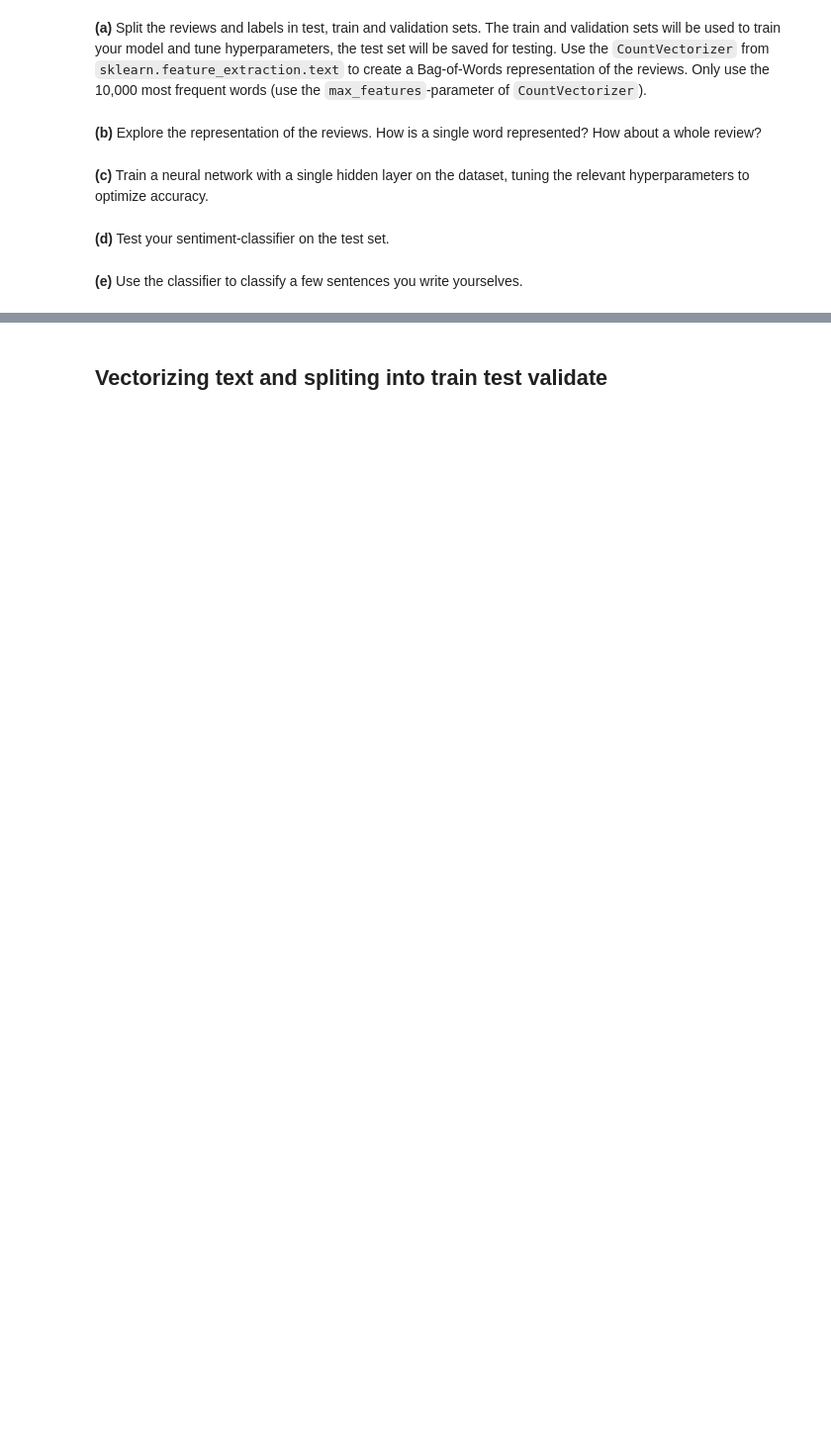
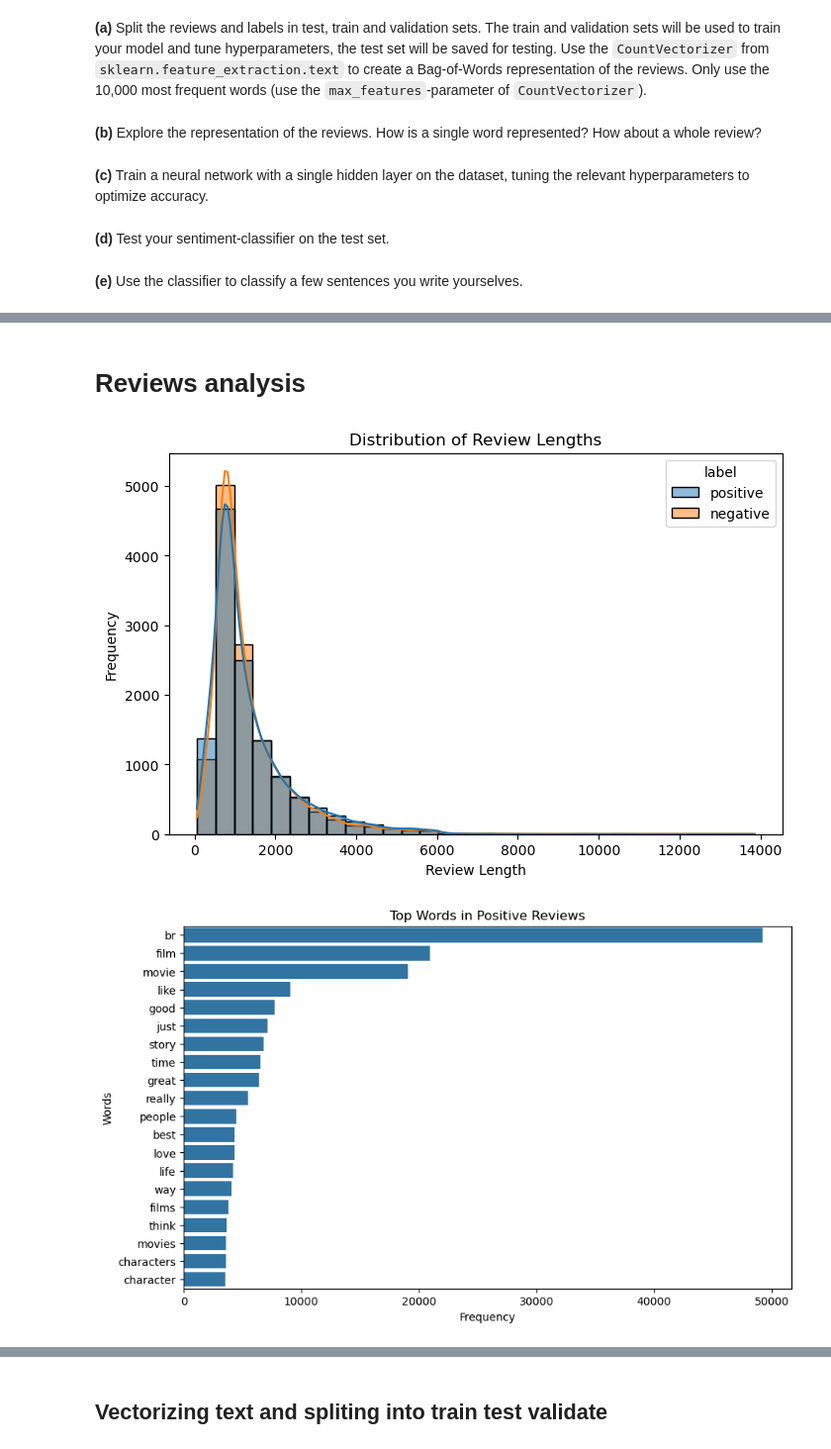
Before and after one commit to ASilins/mal1-2024, a Jupyter notebook: assignment-6/Neural networks I - Sentiment analysis.ipynb, the cells around one changed output, grey strips where cells are left out. Shown at 99% size. Cells and saved outputs as stored; diff of their text form; code cells hidden in the pictures; blank space fills up the shorter version.

```diff
--- a/assignment-6/Neural networks I - Sentiment analysis.ipynb
+++ b/assignment-6/Neural networks I - Sentiment analysis.ipynb
@@ -13,7 +4,0 @@ from tensorflow.keras import layers
-# %%
-reviews = pd.read_csv('reviews.txt', header=None)
-labels = pd.read_csv('labels.txt', header=None)
-Y = (labels=='positive').astype(np.int_)
-
-display(reviews.head())
-display(Y.head())
@@ -42,0 +77,45 @@ display(Y.head())
+# %% [markdown]
+# Reviews analysis
+# %%
+df['review_length'] = df['review'].apply(len)
+
+# Total number of reviews in each category
+category_counts = df['label'].value_counts()
+
+# Average length of reviews per category
+average_lengths = df.groupby('label')['review_length'].mean()
+
+# Distribution of review lengths
+plt.figure(figsize=(8, 5))
+sns.histplot(data=df, x='review_length', hue='label', kde=True, bins=30)
+plt.title('Distribution of Review Lengths')
+plt.xlabel('Review Length')
+plt.ylabel('Frequency')
+plt.show()
+
+# Word Frequency Analysis
+# Vectorize the text to extract word counts
+vectorizer = CountVectorizer(stop_words='english')
+X = vectorizer.fit_transform(df['review'])
+word_counts = pd.DataFrame(X.toarray(), columns=vectorizer.get_feature_names_out())
+word_counts['label'] = df['label']
+
+# Summing up the word frequencies for positive and negative reviews
+positive_words = word_counts[df['label'] == 'positive'].drop('label', axis=1).sum().sort_values(ascending=False)
+negative_words = word_counts[df['label'] == 'negative'].drop('label', axis=1).sum().sort_values(ascending=False)
+
+# Visualizing Most Common Words
+def plot_common_words(word_series, title):
+    top_words = word_series.head(20)
+    plt.figure(figsize=(10, 6))
+    sns.barplot(x=top_words.values, y=top_words.index)
+    plt.title(title)
+    plt.xlabel('Frequency')
+    plt.ylabel('Words')
+    plt.show()
+
+plot_common_words(positive_words, 'Top Words in Positive Reviews')
+plot_common_words(negative_words, 'Top Words in Negative Reviews')
+# %% [output]
+[figure, added]
+[figure, added]
```
Also changed, not shown: parts of 30 cells of this notebook.
